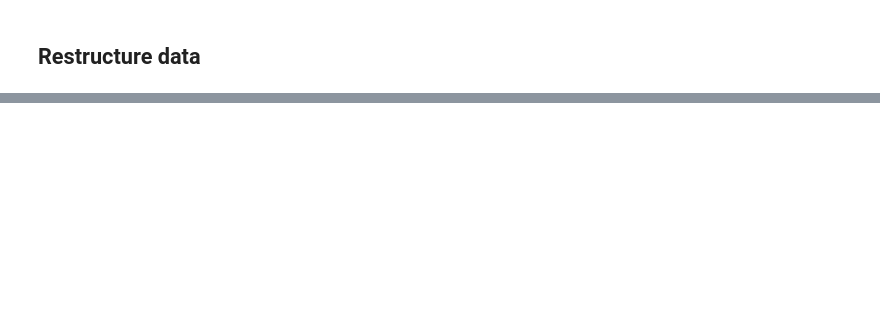
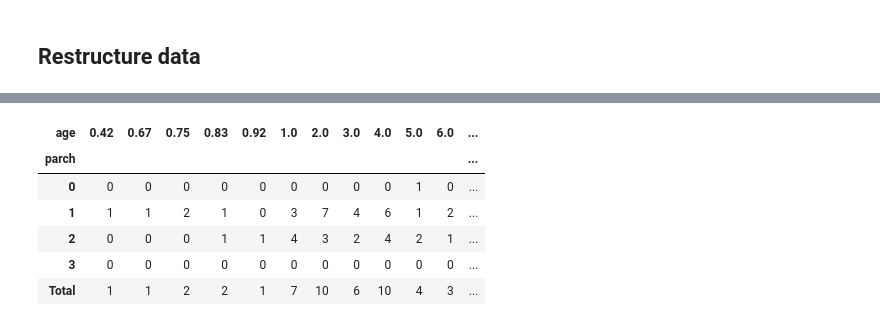
Before and after one commit to remcovanwijk040/AI, a Jupyter notebook: kaggle/titanic_competition/script_competition.ipynb, the cells around one changed output, grey strips where cells are left out. Cells and saved outputs as stored; diff of their text form; code cells hidden in the pictures; blank space fills up the shorter version.

```diff
--- a/kaggle/titanic_competition/script_competition.ipynb
+++ b/kaggle/titanic_competition/script_competition.ipynb
@@ -113 +150,11 @@ embarked_cat                                            [2, 0, 1]
 dtype: object
+# %%
+# Groeperen:
+## Age -> agegroups
+df_train.age.describe()
+
+bins = [0, 9, 18, 24 ,30, 40, 50, 70, 100]
+group_names = ["0-9", "10-18","19-24", "25-30","31-40", "41-50", "51-70", "70+"]
+df_train['age_group'] = pd.cut(df_train['age'], bins, labels=group_names)
+
+df_train.age_group.value_counts(dropna= False)
@@ -113,0 +172,13 @@ dtype: object
+# %%
+# Check kinderen onder 18 en relatie tot ouders
+temp = df_train[df_train['age'] <= 18]
+
+pd.crosstab(index=temp['parch'], columns=temp['age'] , dropna=False, normalize=False, margins = True, margins_name= "Total")
+# %% [output]
+| age | 0.42 | 0.67 | 0.75 | 0.83 | 0.92 | 1.0 | 2.0 | 3.0 | 4.0 | 5.0 | 6.0 | ... |
+| parch |  |  |  |  |  |  |  |  |  |  |  | ... |
+| 0 | 0 | 0 | 0 | 0 | 0 | 0 | 0 | 0 | 0 | 1 | 0 | ... |
+| 1 | 1 | 1 | 2 | 1 | 0 | 3 | 7 | 4 | 6 | 1 | 2 | ... |
+| 2 | 0 | 0 | 0 | 1 | 1 | 4 | 3 | 2 | 4 | 2 | 1 | ... |
+| 3 | 0 | 0 | 0 | 0 | 0 | 0 | 0 | 0 | 0 | 0 | 0 | ... |
+| Total | 1 | 1 | 2 | 2 | 1 | 7 | 10 | 6 | 10 | 4 | 3 | ... |
```
Also changed, not shown: parts of 21 cells of this notebook.
